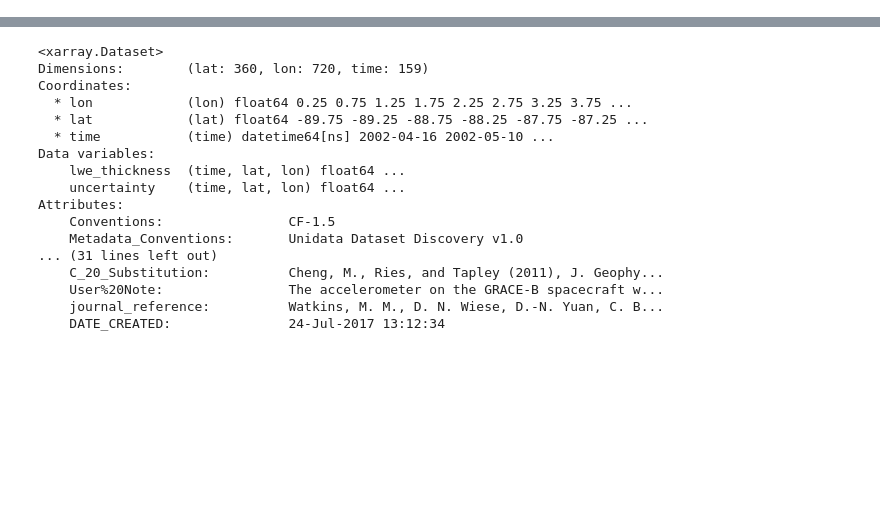
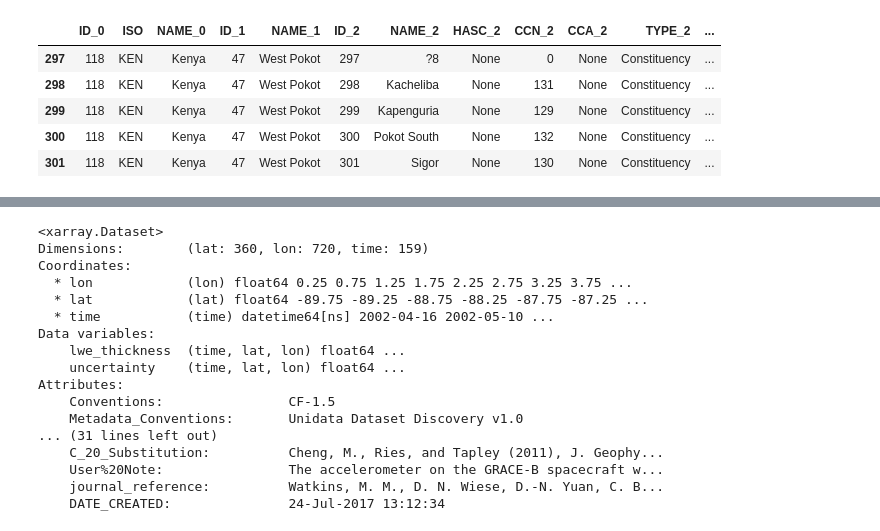
Before and after one commit to yeemey/haackwell, a Jupyter notebook: notebooks/grace_wells_2017.ipynb, the cells around one changed output, grey strips where cells are left out. Saved outputs shown, nothing was run; the diff lists cells and outputs as text; code cells hidden in the pictures; blank space fills up the shorter version.

```diff
--- a/notebooks/grace_wells_2017.ipynb
+++ b/notebooks/grace_wells_2017.ipynb
@@ -76,0 +162,10 @@ KeyError: 'geometry'
+# %%
+# compile each dataframe into a single, long dataframe
+dfs_all = pd.concat([gdf for gdf in gdfs.values()])
+
+# convert the geodataframe to a epsg:4326 projection
+gdfs_all = gpd.GeoDataFrame(dfs_all, crs={'init': 'epsg:4326'})
+
+# print the gdfs geometry
+print(len(gdfs_all['geometry']))
+gdfs_all['geometry'].tail()
@@ -76,0 +180,10 @@ KeyError: 'geometry'
+# %%
+# look at all annotations available for each adm2 shape
+gdfs_all.tail()
+# %% [output]
+|  | ID_0 | ISO | NAME_0 | ID_1 | NAME_1 | ID_2 | NAME_2 | HASC_2 | CCN_2 | CCA_2 | TYPE_2 | ... |
+| 297 | 118 | KEN | Kenya | 47 | West Pokot | 297 | ?8 | None | 0 | None | Constituency | ... |
+| 298 | 118 | KEN | Kenya | 47 | West Pokot | 298 | Kacheliba | None | 131 | None | Constituency | ... |
+| 299 | 118 | KEN | Kenya | 47 | West Pokot | 299 | Kapenguria | None | 129 | None | Constituency | ... |
+| 300 | 118 | KEN | Kenya | 47 | West Pokot | 300 | Pokot South | None | 132 | None | Constituency | ... |
+| 301 | 118 | KEN | Kenya | 47 | West Pokot | 301 | Sigor | None | 130 | None | Constituency | ... |
```
Also changed, not shown: parts of 30 cells of this notebook.
